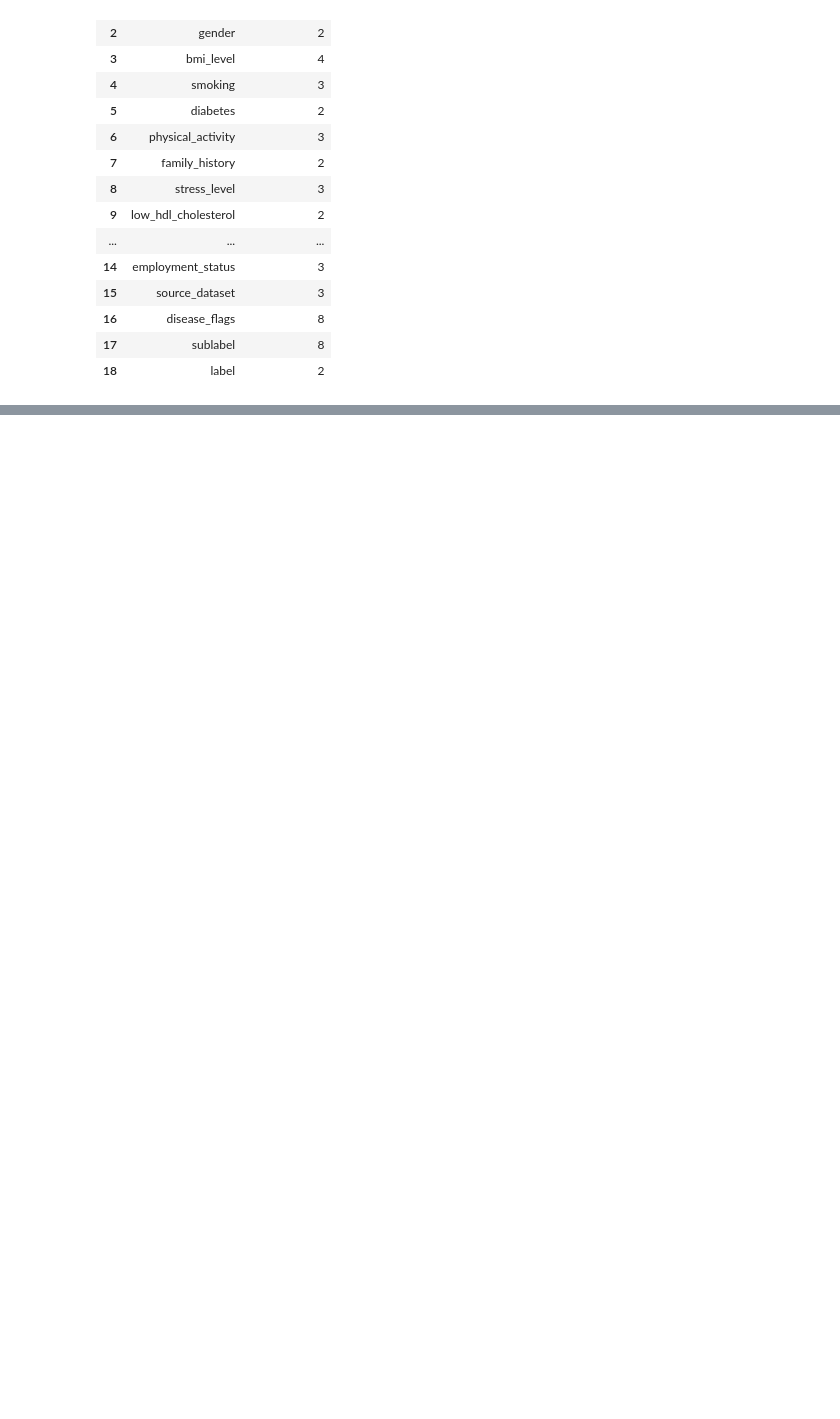
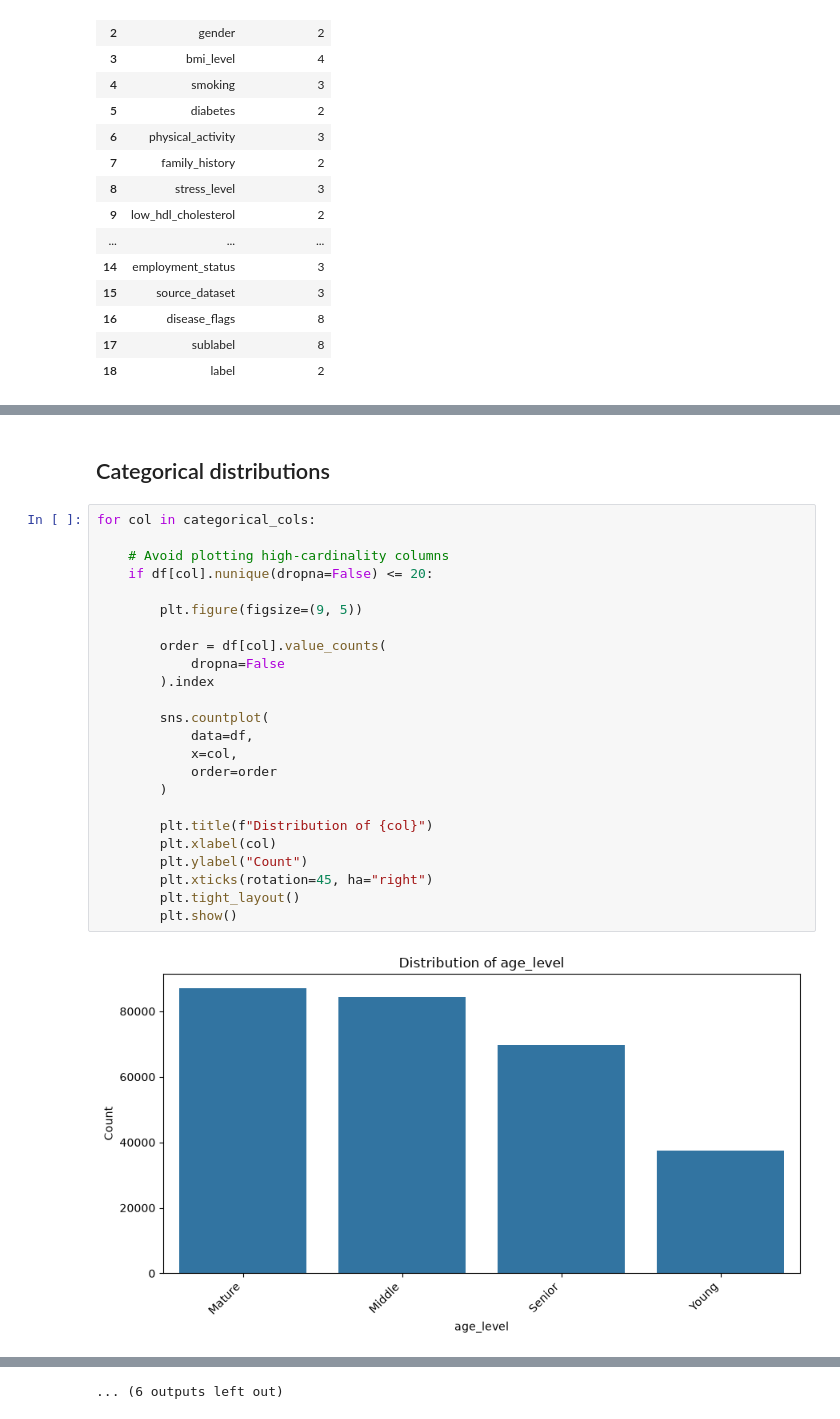
Before and after one commit to to-bits/multidisease-risk-profiler, a Jupyter notebook: notebooks/03_eda.ipynb, the cells around one changed output, grey strips where cells are left out. Drawn from its saved outputs; the diff is of its cells as text; blank space fills up the shorter version.

```diff
--- a/notebooks/03_eda.ipynb
+++ b/notebooks/03_eda.ipynb
@@ -126,0 +183,28 @@ Categorical columns: 19
+# %% [markdown]
+## Categorical distributions
+# %%
+for col in categorical_cols:
+
+    # Avoid plotting high-cardinality columns
+    if df[col].nunique(dropna=False) <= 20:
+
+        plt.figure(figsize=(9, 5))
+
+        order = df[col].value_counts(
+            dropna=False
+        ).index
+
+        sns.countplot(
+            data=df,
+            x=col,
+            order=order
+        )
+
+        plt.title(f"Distribution of {col}")
+        plt.xlabel(col)
+        plt.ylabel("Count")
+        plt.xticks(rotation=45, ha="right")
+        plt.tight_layout()
+        plt.show()
+# %% [output]
+[figure, added]
@@ -126,0 +222 @@ Categorical columns: 19
+... (6 outputs left out)
```
Also changed, not shown: parts of 10 cells of this notebook.
